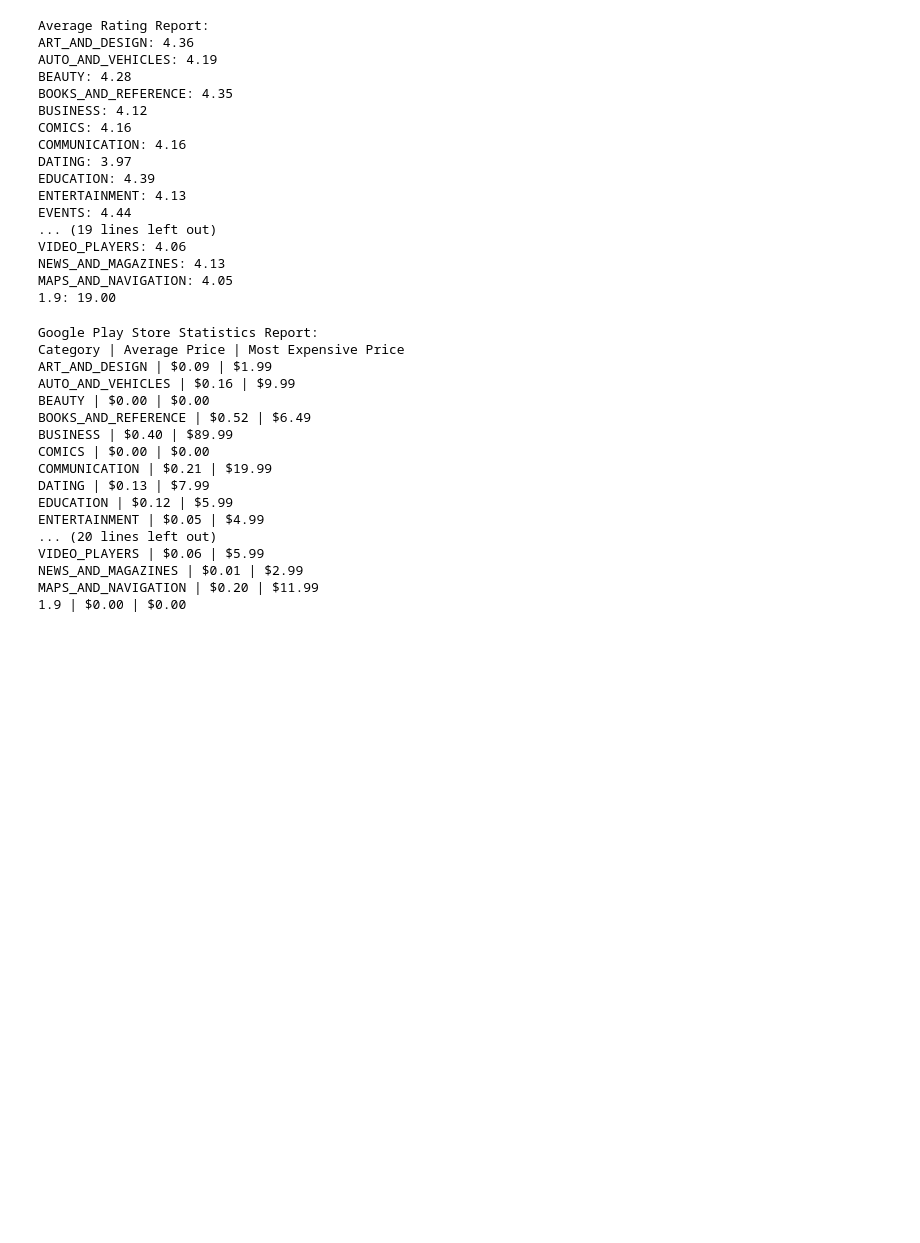
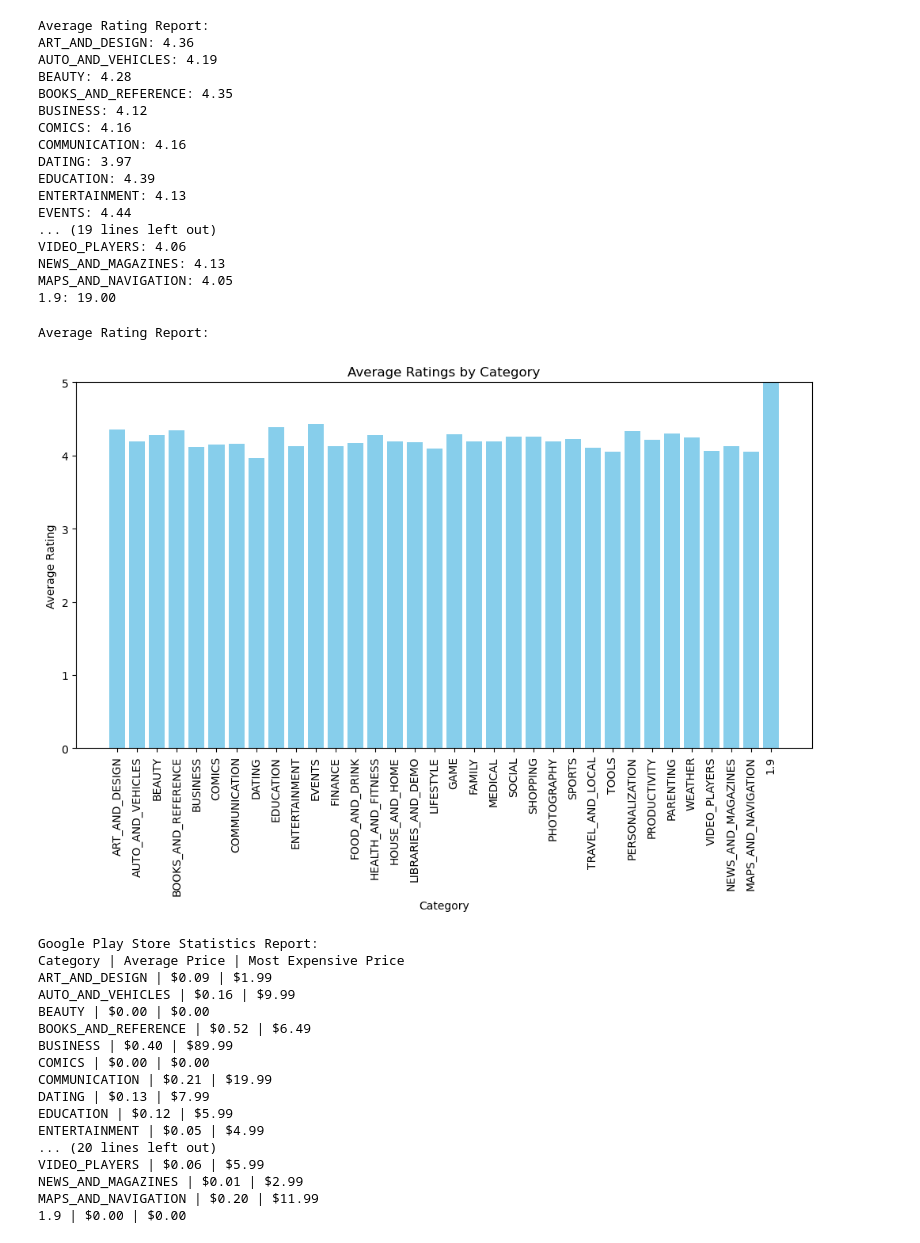
Before and after one commit to MinT-Napkin/CS-4650-Capstone-Project, a Jupyter notebook: CapstoneProjectReport.ipynb, the cells around one changed output. Cells and saved outputs as stored; diff of their text form; code cells hidden in the pictures; blank space fills up the shorter version.

```diff
--- a/CapstoneProjectReport.ipynb
+++ b/CapstoneProjectReport.ipynb
@@ -134,13 +103,17 @@ class GooglePlayStoreReport:
         mapped = map(self.mapper, self.df.iterrows())
         reduced = reduce(self.reducer, mapped, defaultdict(list))
         average_ratings = map(self.calculate_average_rating, reduced.items())
+        result = {}
         for category, rating in average_ratings:
-            print(f'{category}: {rating:.2f}')
+            result[category] = rating
+        return result
 
 if __name__ == '__main__':
     report = GooglePlayStoreReport('googleplaystore.csv')
     print("\nAverage Rating Report:")
-    report.run_average_rating_report()
+    average_ratings = report.run_average_rating_report()
+    for category, rating in average_ratings.items():
+        print(f'{category}: {rating:.2f}')
 # %% [output]
 Average Rating Report:
 ART_AND_DESIGN: 4.36
@@ -159,6 +132,27 @@ VIDEO_PLAYERS: 4.06
 NEWS_AND_MAGAZINES: 4.13
 MAPS_AND_NAVIGATION: 4.05
 1.9: 19.00
+# %%
+import matplotlib.pyplot as plt
+
+report = GooglePlayStoreReport('googleplaystore.csv')
+average_ratings = report.run_average_rating_report()
+
+# Plotting the graph
+categories = list(average_ratings.keys())
+ratings = list(average_ratings.values())
+
+plt.figure(figsize=(12, 6))
+plt.bar(categories, ratings, color='skyblue')
+plt.xlabel('Category')
+plt.ylabel('Average Rating')
+plt.title('Average Ratings by Category')
+plt.xticks(rotation=90)
+plt.ylim(0, 5)  # Set y-axis limits from 0 to 5
+plt.show()
+# %% [output]
+Average Rating Report:
+[figure, added]
 # %%
 from collections import defaultdict
 from functools import reduce
```
Also changed, not shown: parts of 9 cells of this notebook.
